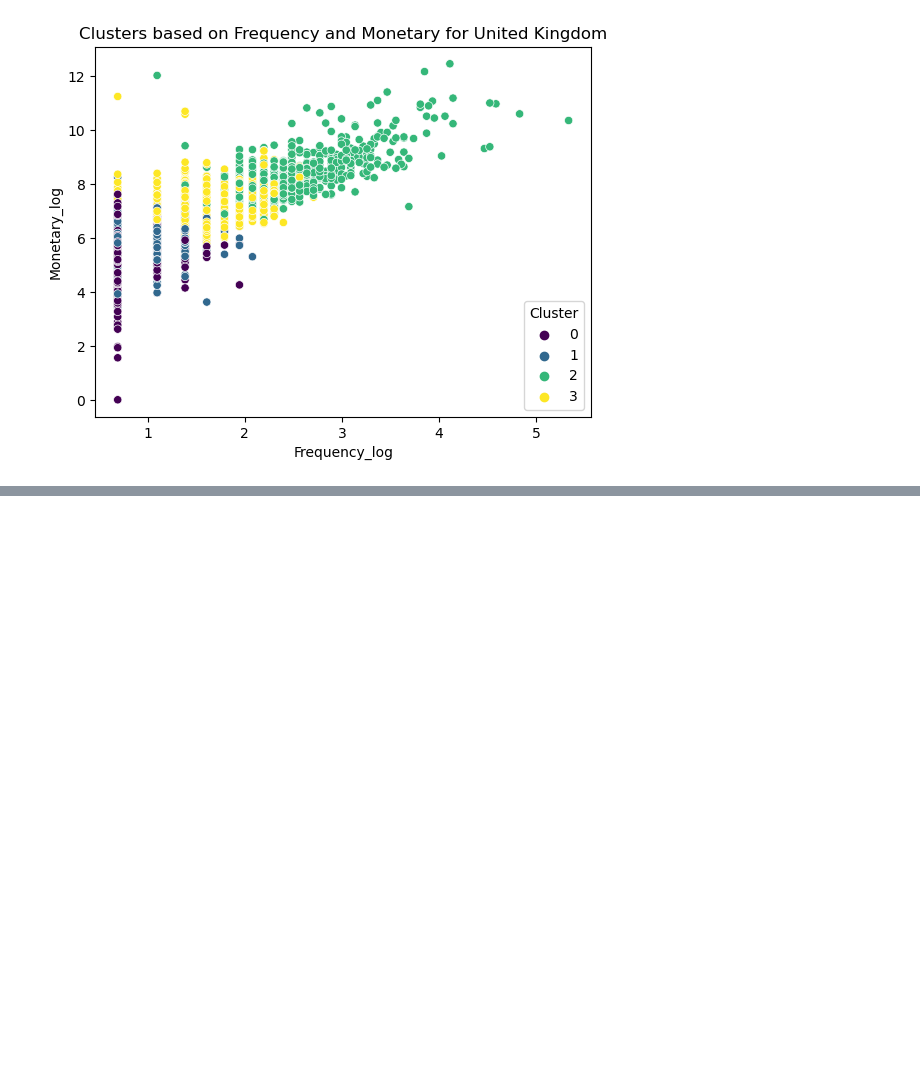
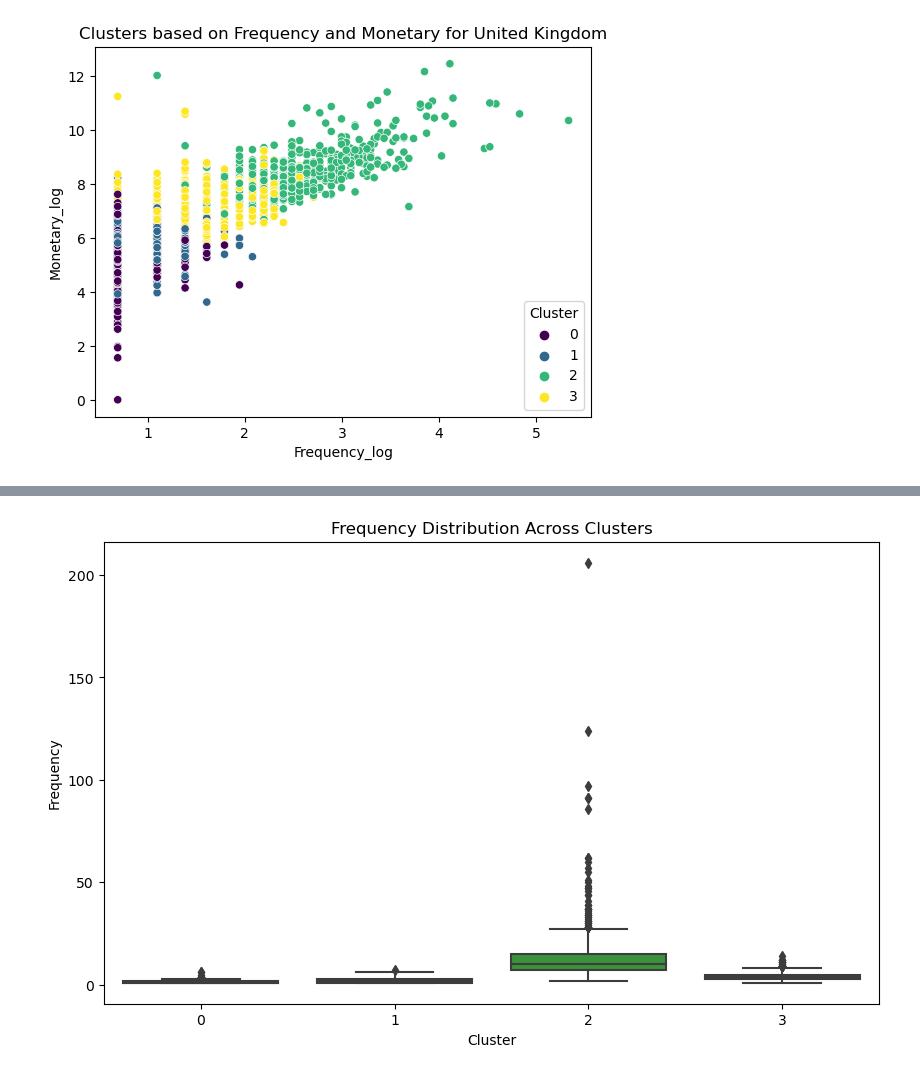
Before and after one commit to jwharmeriv/Customer_Segmentation_Project, a Jupyter notebook: notebooks/Capstone_3_Data_Preprocessing_EDA.ipynb, the cells around one changed output, grey strips where cells are left out. Saved outputs shown, nothing was run; the diff lists cells and outputs as text; code cells hidden in the pictures; blank space fills up the shorter version.

```diff
--- a/notebooks/Capstone_3_Data_Preprocessing_EDA.ipynb
+++ b/notebooks/Capstone_3_Data_Preprocessing_EDA.ipynb
@@ -552,0 +588,10 @@ See the caveats in the documentation: https://pandas.pydata.org/pandas-docs/stab
+# %%
+# Boxplot for Frequency by Cluster
+plt.figure(figsize=(10, 6))
+sns.boxplot(x='Cluster', y='Frequency', data=uk_rfm_df)
+plt.title('Frequency Distribution Across Clusters')
+plt.xlabel('Cluster')
+plt.ylabel('Frequency')
+plt.show()
+# %% [output]
+[figure, added]
```
Also changed, not shown: parts of 11 cells of this notebook.
